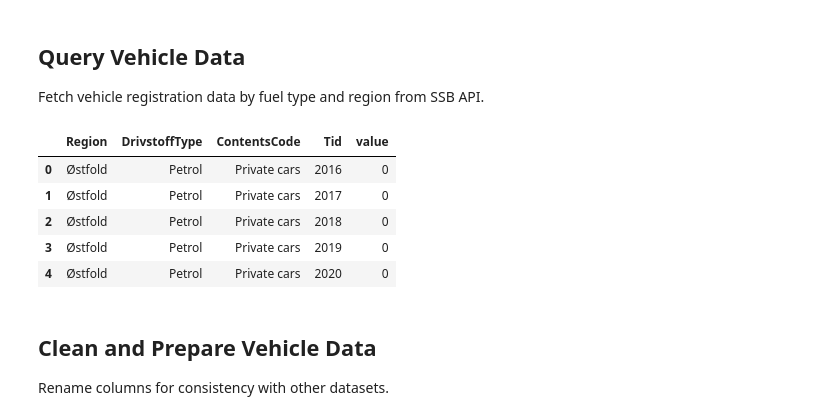
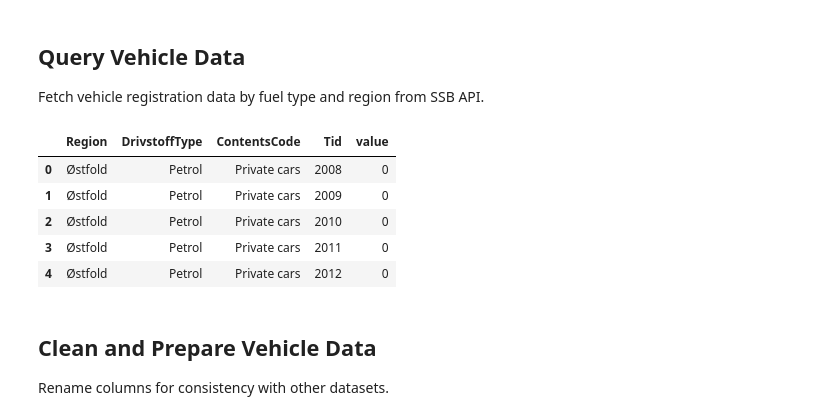
Before and after one commit to felixschulz385/evs-and-health, a Jupyter notebook: src/notebooks/experiments.ipynb, the cells around one changed output. Cells and saved outputs as stored; diff of their text form; code cells hidden in the pictures.

Commit message:
Add experiments on PM2.5 data and change source table for vehicle stock data with longer time horizon

```diff
--- a/src/notebooks/experiments.ipynb
+++ b/src/notebooks/experiments.ipynb
@@ -39,18 +39,18 @@ Fetch vehicle registration data by fuel type and region from SSB API.
 # %%
 import json
 with open('../../config/queries/vehicles.json', 'r') as f:
     patients_query = json.load(f)
 
 client = SSBClient()
-df_vehicles = client.query('11823', patients_query)
+df_vehicles = client.query('07849', patients_query)
 df_vehicles.head()
 # %% [output]
 |  | Region | DrivstoffType | ContentsCode | Tid | value |
-| 0 | Østfold | Petrol | Private cars | 2016 | 0 |
-| 1 | Østfold | Petrol | Private cars | 2017 | 0 |
-| 2 | Østfold | Petrol | Private cars | 2018 | 0 |
-| 3 | Østfold | Petrol | Private cars | 2019 | 0 |
-| 4 | Østfold | Petrol | Private cars | 2020 | 0 |
+| 0 | Østfold | Petrol | Private cars | 2008 | 0 |
+| 1 | Østfold | Petrol | Private cars | 2009 | 0 |
+| 2 | Østfold | Petrol | Private cars | 2010 | 0 |
+| 3 | Østfold | Petrol | Private cars | 2011 | 0 |
+| 4 | Østfold | Petrol | Private cars | 2012 | 0 |
 # %% [markdown]
 ## Clean and Prepare Vehicle Data
 Rename columns for consistency with other datasets.
```
Also changed, not shown: parts of 11 cells of this notebook, 1 other file.
